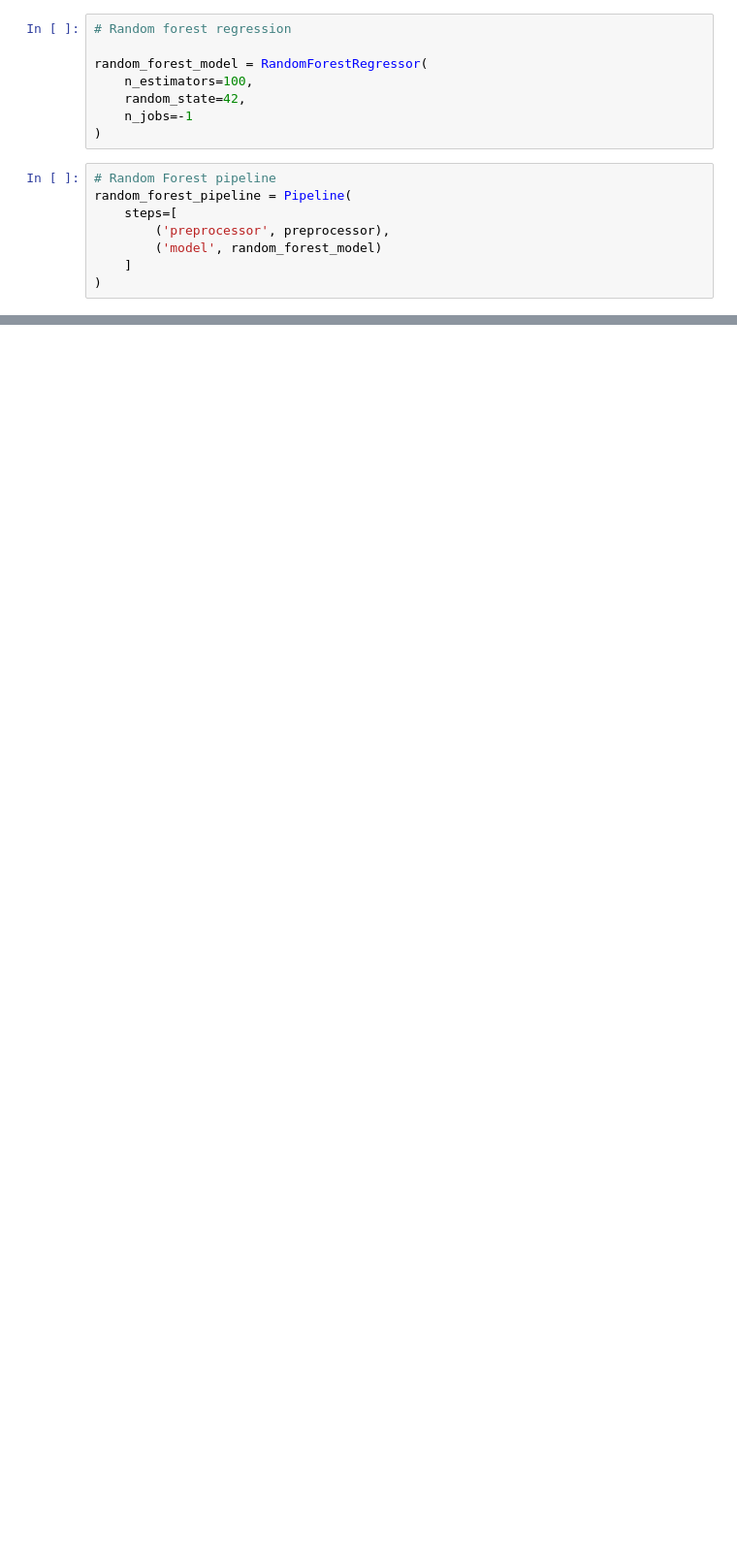
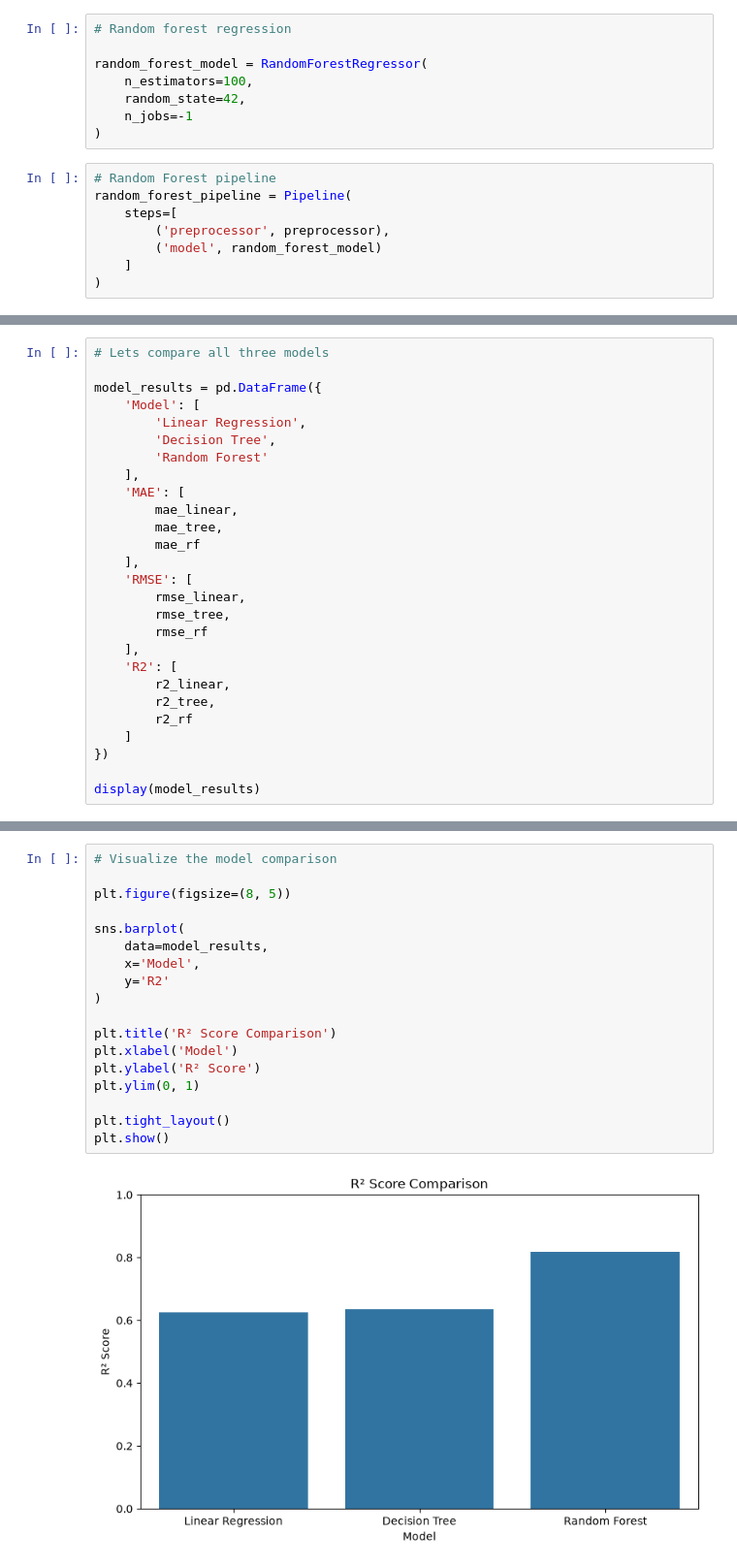
Before and after one commit to khing-fm/Data_Science, a Jupyter notebook: Housing_Price_Prediction.ipynb, the cells around one changed output, grey strips where cells are left out. Shown at 97% size. Saved outputs shown, nothing was run; the diff lists cells and outputs as text; blank space fills up the shorter version.

```diff
--- a/Housing_Price_Prediction.ipynb
+++ b/Housing_Price_Prediction.ipynb
@@ -948,0 +1125,27 @@ random_forest_pipeline.fit(
+# %%
+# Lets compare all three models
+
+model_results = pd.DataFrame({
+    'Model': [
+        'Linear Regression',
+        'Decision Tree',
+        'Random Forest'
+    ],
+    'MAE': [
+        mae_linear,
+        mae_tree,
+        mae_rf
+    ],
+    'RMSE': [
+        rmse_linear,
+        rmse_tree,
+        rmse_rf
+    ],
+    'R2': [
+        r2_linear,
+        r2_tree,
+        r2_rf
+    ]
+})
+
+display(model_results)
@@ -948,0 +1171,20 @@ random_forest_pipeline.fit(
+# %%
+# Visualize the model comparison
+
+plt.figure(figsize=(8, 5))
+
+sns.barplot(
+    data=model_results,
+    x='Model',
+    y='R2'
+)
+
+plt.title('R² Score Comparison')
+plt.xlabel('Model')
+plt.ylabel('R² Score')
+plt.ylim(0, 1)
+
+plt.tight_layout()
+plt.show()
+# %% [output]
+[figure, added]
```
Also changed, not shown: parts of 24 cells of this notebook.
